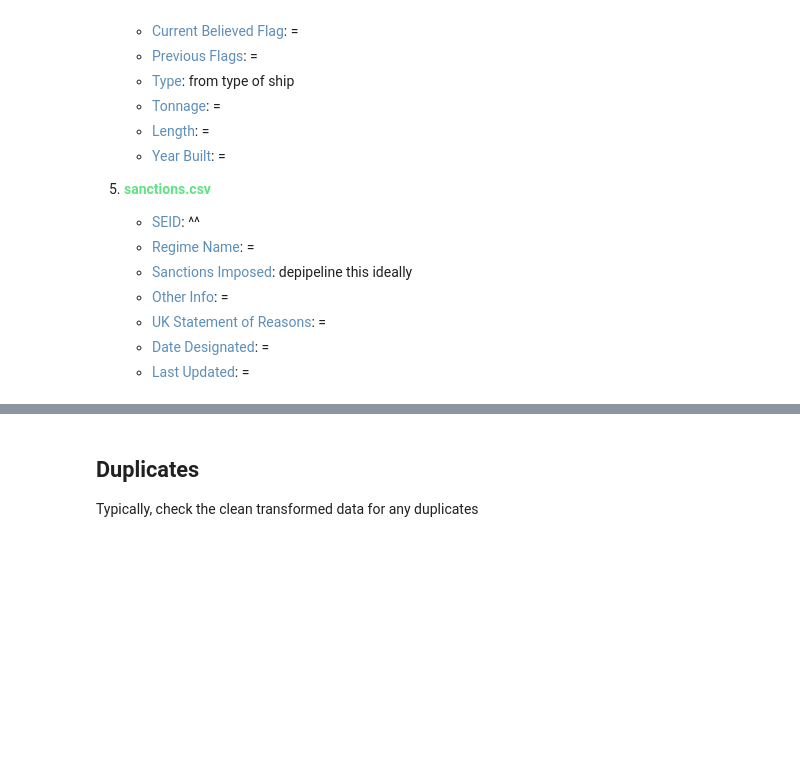
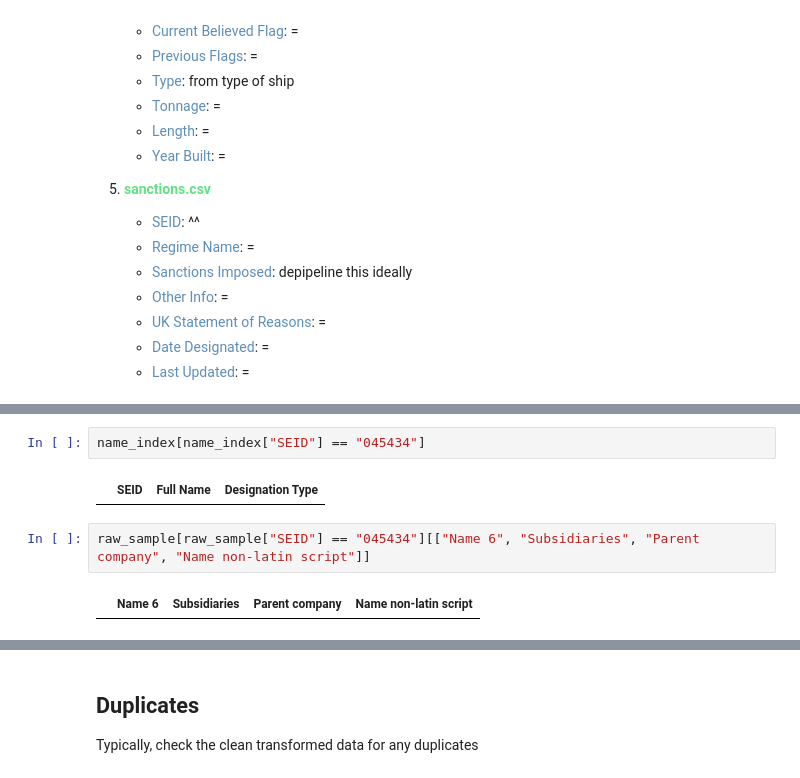
Before and after one commit to aleczd/uk_sanct, a Jupyter notebook: analysis.ipynb, the cells around one changed output, grey strips where cells are left out. Saved outputs shown, nothing was run; the diff lists cells and outputs as text; blank space fills up the shorter version.

```diff
--- a/analysis.ipynb
+++ b/analysis.ipynb
@@ -466,0 +604,8 @@ Note: name_index could be expanded with more fields, but there aren't other usef
+# %%
+name_index[name_index["SEID"] == "045434"]
+# %% [output]
+|  | SEID | Full Name | Designation Type |
+# %%
+raw_sample[raw_sample["SEID"] == "045434"][["Name 6", "Subsidiaries", "Parent company", "Name non-latin script"]]
+# %% [output]
+|  | Name 6 | Subsidiaries | Parent company | Name non-latin script |
```
Also changed, not shown: parts of 81 cells of this notebook.
